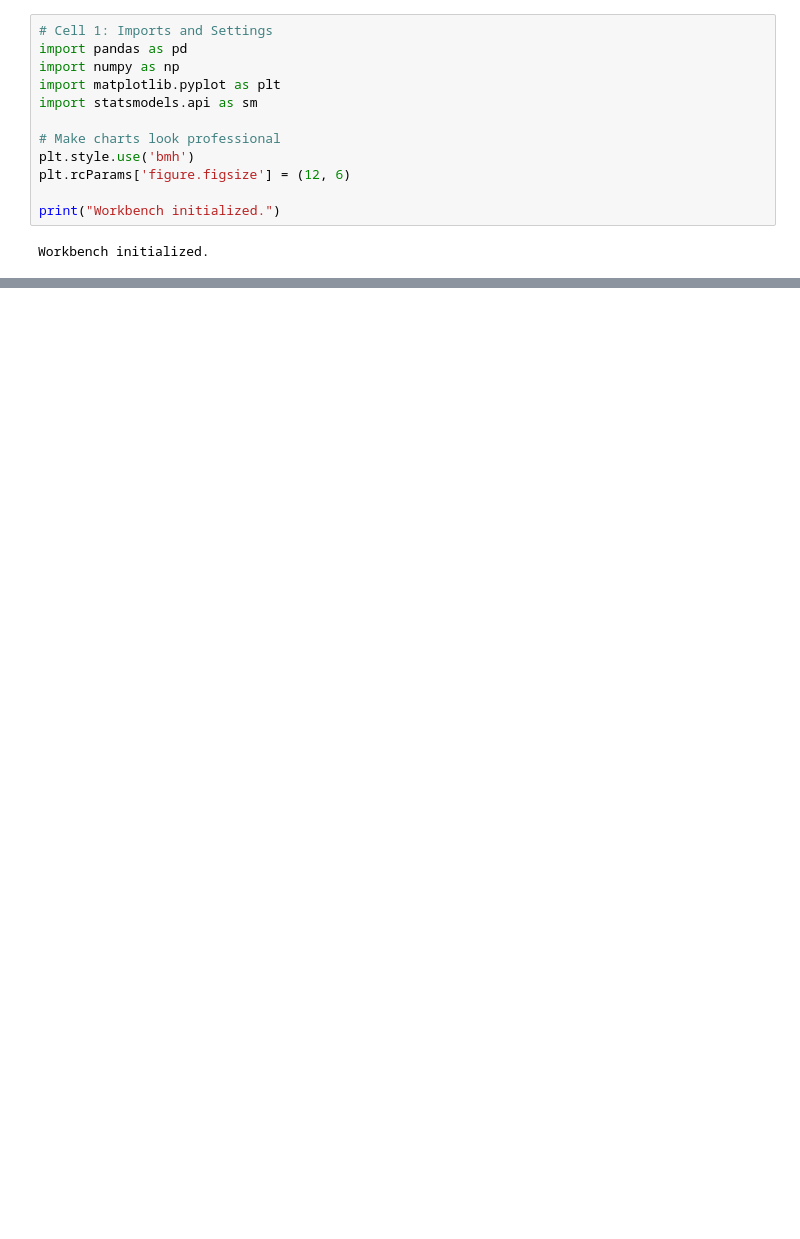
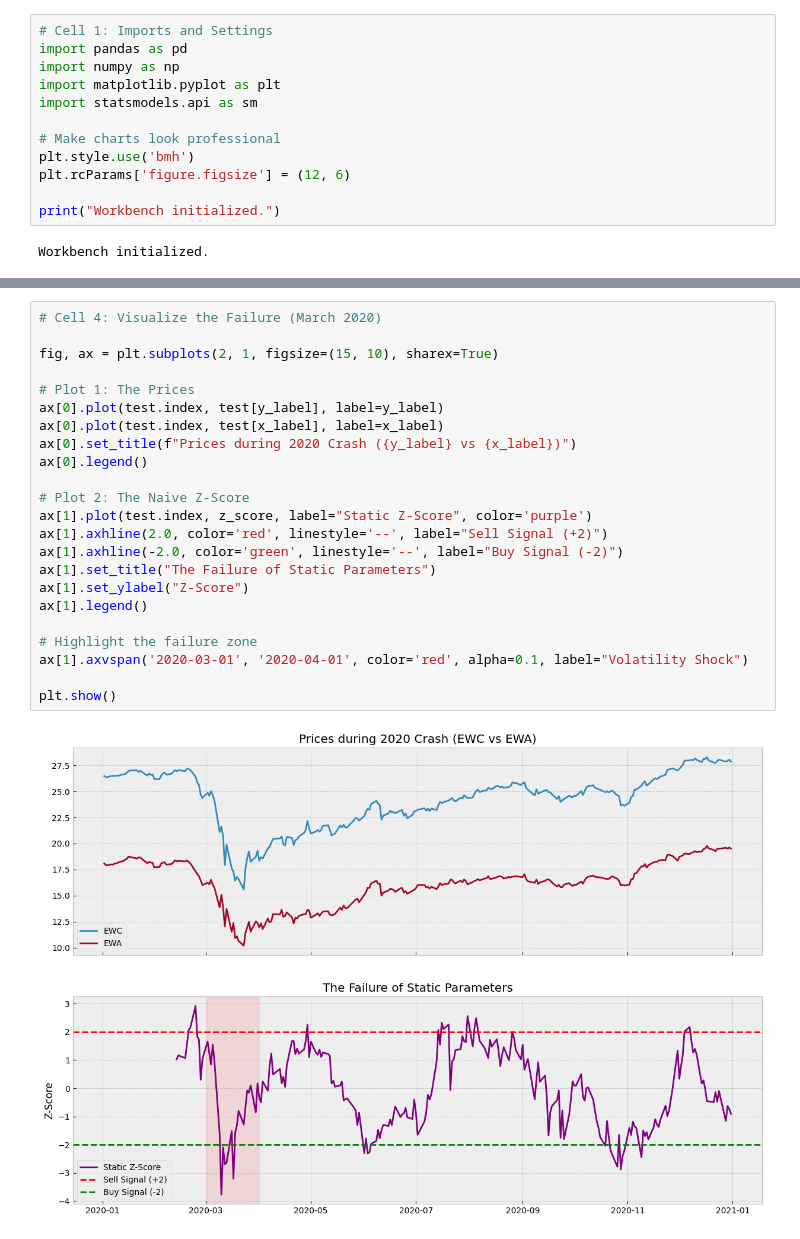
Before and after one commit to aleex2396-ai/kalman-quant-project, a Jupyter notebook: research_main.ipynb, the cells around one changed output, grey strips where cells are left out. Cells and saved outputs as stored; diff of their text form; blank space fills up the shorter version.

```diff
--- a/research_main.ipynb
+++ b/research_main.ipynb
@@ -65,0 +202,25 @@ Testing Data: 253 days
+# %%
+# Cell 4: Visualize the Failure (March 2020)
+
+fig, ax = plt.subplots(2, 1, figsize=(15, 10), sharex=True)
+
+# Plot 1: The Prices
+ax[0].plot(test.index, test[y_label], label=y_label)
+ax[0].plot(test.index, test[x_label], label=x_label)
+ax[0].set_title(f"Prices during 2020 Crash ({y_label} vs {x_label})")
+ax[0].legend()
+
+# Plot 2: The Naive Z-Score
+ax[1].plot(test.index, z_score, label="Static Z-Score", color='purple')
+ax[1].axhline(2.0, color='red', linestyle='--', label="Sell Signal (+2)")
+ax[1].axhline(-2.0, color='green', linestyle='--', label="Buy Signal (-2)")
+ax[1].set_title("The Failure of Static Parameters")
+ax[1].set_ylabel("Z-Score")
+ax[1].legend()
+
+# Highlight the failure zone
+ax[1].axvspan('2020-03-01', '2020-04-01', color='red', alpha=0.1, label="Volatility Shock")
+
+plt.show()
+# %% [output]
+[figure, added]
```
Also changed, not shown: parts of 15 cells of this notebook, 6 other files.
